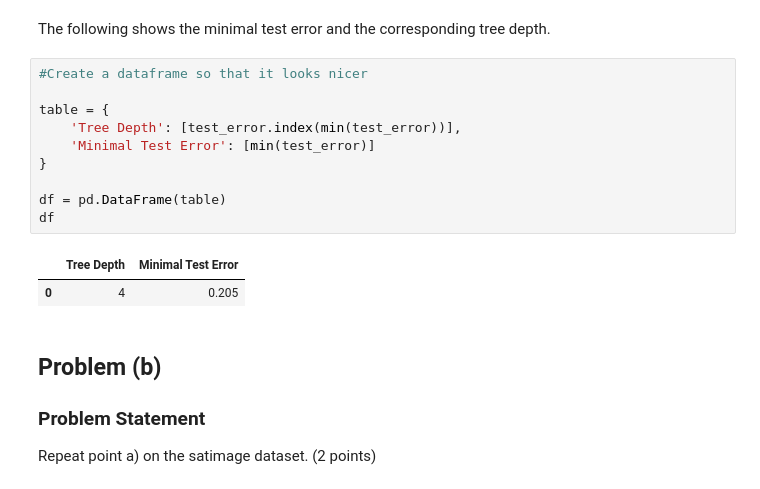
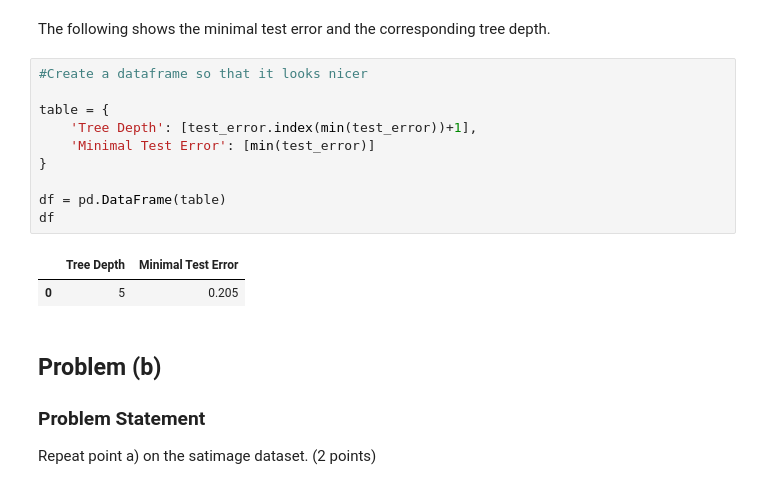
Before and after one commit to mao1756/STA5635_fa23, a Jupyter notebook: HW1/HW1.ipynb, the cells around one changed output. Drawn from its saved outputs; the diff is of its cells as text.

```diff
--- a/HW1/HW1.ipynb
+++ b/HW1/HW1.ipynb
@@ -77,16 +77,16 @@ The following shows the minimal test error and the corresponding tree depth.
 # %%
 #Create a dataframe so that it looks nicer
 
 table = {
-    'Tree Depth': [test_error.index(min(test_error))],
+    'Tree Depth': [test_error.index(min(test_error))+1],
     'Minimal Test Error': [min(test_error)]
 }
 
 df = pd.DataFrame(table)
 df
 # %% [output]
 |  | Tree Depth | Minimal Test Error |
-| 0 | 4 | 0.205 |
+| 0 | 5 | 0.205 |
 # %% [markdown]
 ## Problem (b)
 
```
Also changed, not shown: parts of 1 cell of this notebook, 1 other file.
